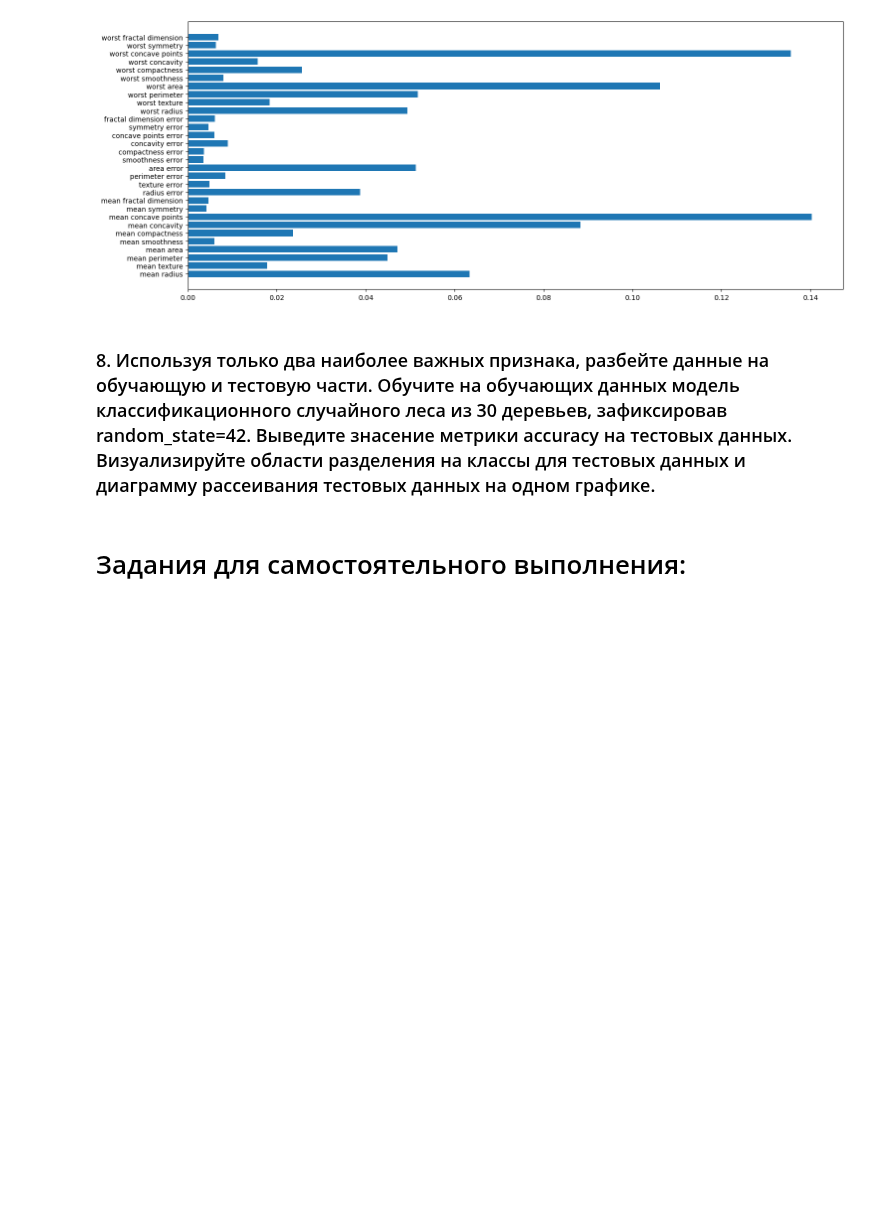
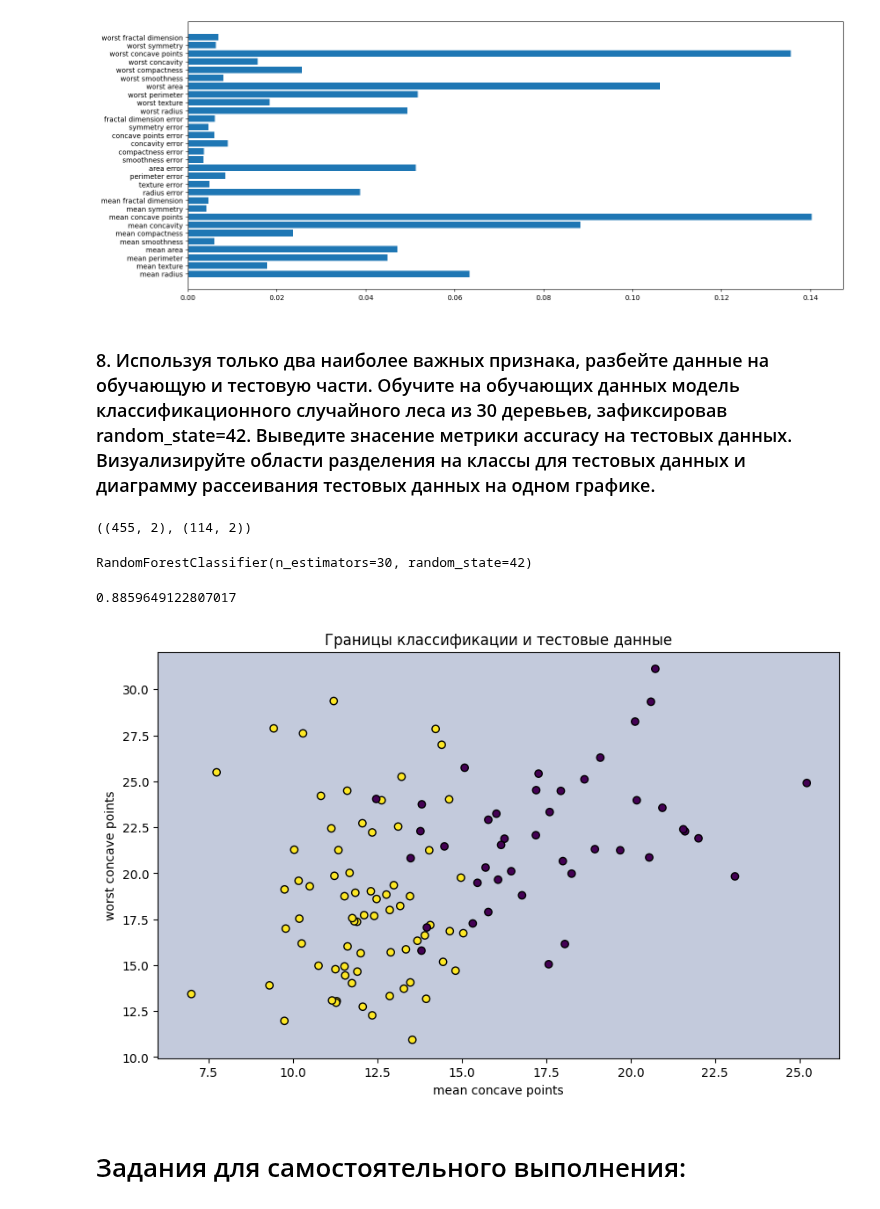
Before and after one commit to AknasMacefg/ITiABD, a Jupyter notebook: Python/2 курс/6_random_forest.ipynb, the cells around one changed output. Cells and saved outputs as stored; diff of their text form; code cells hidden in the pictures; blank space fills up the shorter version.

```diff
--- a/Python/2 курс/6_random_forest.ipynb
+++ b/Python/2 курс/6_random_forest.ipynb
@@ -203,8 +203,37 @@ plt.show
 # %% [markdown]
  ### 8. Используя только два наиболее важных признака, разбейте данные на обучающую и тестовую части. Обучите на обучающих данных модель классификационного случайного леса из 30 деревьев, зафиксировав random_state=42. Выведите знасение метрики accuracy на тестовых данных. Визуализируйте области разделения на классы для тестовых данных и диаграмму рассеивания тестовых данных на одном графике.
 # %%
-X_best = cancer.data
+X_best = cancer.data[:, [7, 27]]
 X_train_best, X_test_best, y_train, y_test = train_test_split(X_best, y, test_size=0.2, random_state=42)
+X_train_best.shape, X_test_best.shape
+# %% [output]
+((455, 2), (114, 2))
+# %%
+model = RandomForestClassifier(n_estimators=30, random_state=42)
+model.fit(X_train_best, y_train)
+# %% [output]
+RandomForestClassifier(n_estimators=30, random_state=42)
+# %%
+y_pred = model.predict(X_test_best)
+accuracy = accuracy_score(y_test, y_pred)
+accuracy
+# %% [output]
+0.8859649122807017
+# %%
+x_min, x_max = X_test[:, 0].min() - 1, X_test[:, 0].max() + 1
+y_min, y_max = X_test[:, 1].min() - 1, X_test[:, 1].max() + 1
+xx, yy = np.meshgrid(np.arange(x_min, x_max, 0.1), np.arange(y_min, y_max, 0.1))
+Z = model.predict(np.c_[xx.ravel(), yy.ravel()]).reshape(xx.shape)
+
+plt.figure(figsize=(10, 6))
+plt.contourf(xx, yy, Z, alpha=0.3)
+plt.scatter(X_test[:, 0], X_test[:, 1], c=y_test, edgecolor='k')
+plt.xlabel(cancer.feature_names[7])
+plt.ylabel(cancer.feature_names[27])
+plt.title("Границы классификации и тестовые данные")
+plt.show()
+# %% [output]
+[figure, added]
 # %% [markdown]
  # Задания для самостоятельного выполнения:
 # %% [markdown]
```
Also changed, not shown: parts of 17 cells of this notebook.
